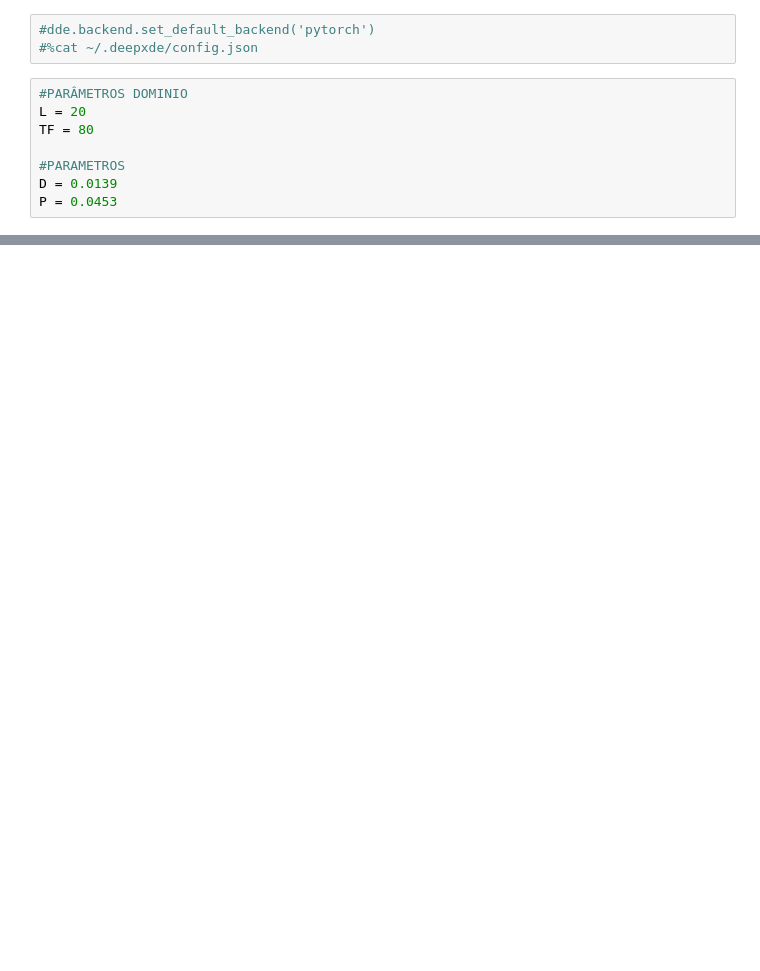
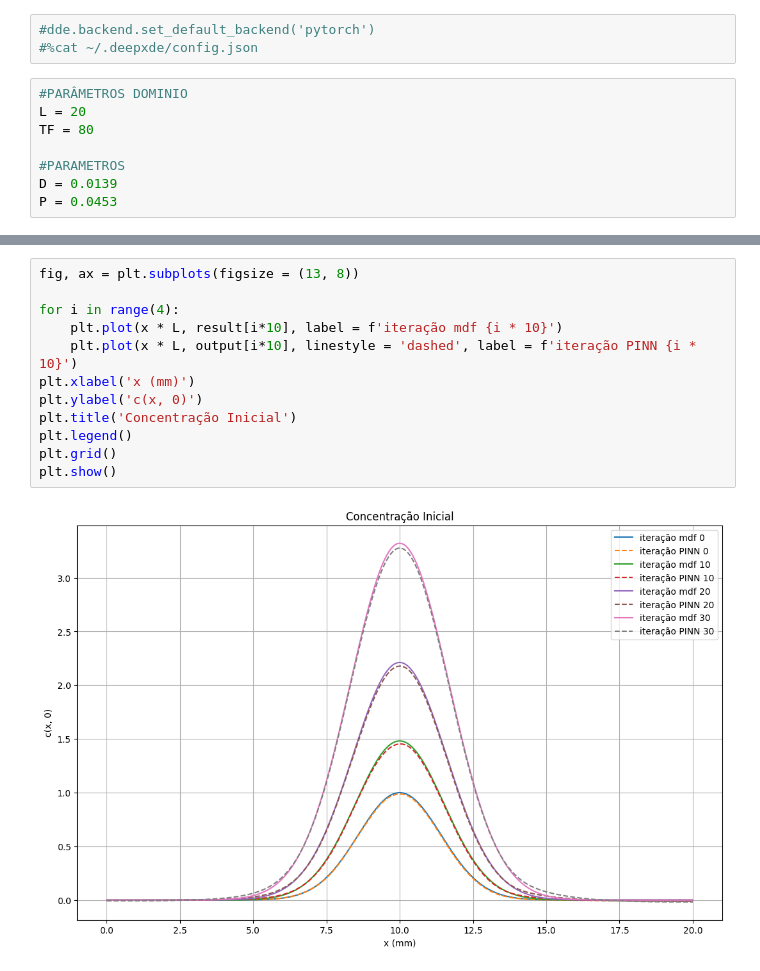
Before and after one commit to LemosHenri/DinamicaTumoral_SCML, a Jupyter notebook: RedesNeurais/PINNs/murray_1d_pinns.ipynb, the cells around one changed output, grey strips where cells are left out. Saved outputs shown, nothing was run; the diff lists cells and outputs as text; blank space fills up the shorter version.

```diff
--- a/RedesNeurais/PINNs/murray_1d_pinns.ipynb
+++ b/RedesNeurais/PINNs/murray_1d_pinns.ipynb
@@ -131,0 +226,14 @@ plt.savefig('figuras/murray_pinns_3x150x2000.png')
+# %%
+fig, ax = plt.subplots(figsize = (13, 8))
+
+for i in range(4):
+    plt.plot(x * L, result[i*10], label = f'iteração mdf {i * 10}')
+    plt.plot(x * L, output[i*10], linestyle = 'dashed', label = f'iteração PINN {i * 10}')
+plt.xlabel('x (mm)')
+plt.ylabel('c(x, 0)')
+plt.title('Concentração Inicial')
+plt.legend()
+plt.grid()
+plt.show()
+# %% [output]
+[figure, added]
```
Also changed, not shown: parts of 11 cells of this notebook.
